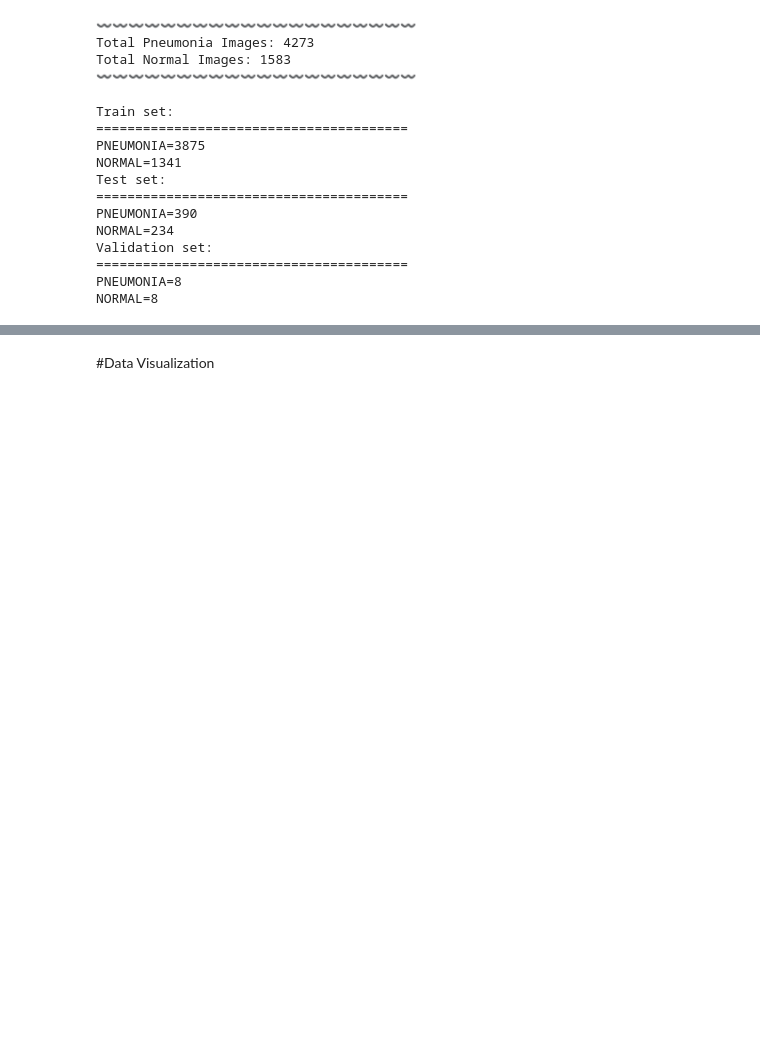
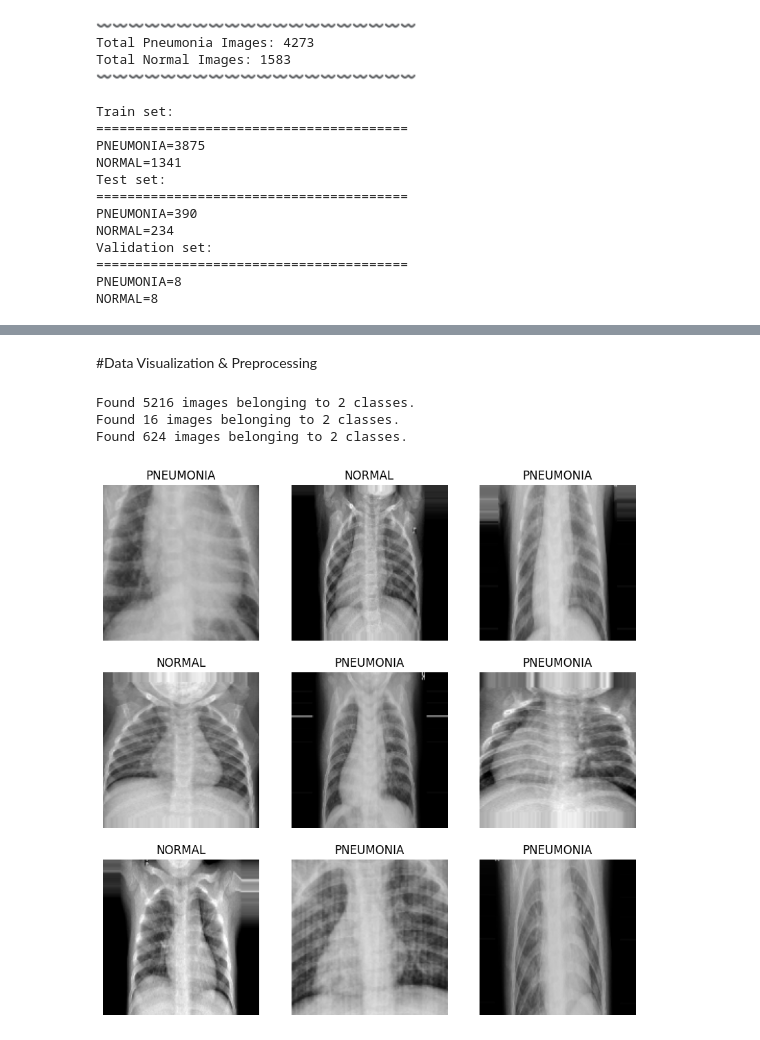
Before and after one commit to Bappy60/ML_Assignment, a Jupyter notebook: Final Lab Problem 1/X_ray_image_classification_with_CNN_from_scratch.ipynb, the cells around one changed output, grey strips where cells are left out. Drawn from its saved outputs; the diff is of its cells as text; code cells hidden in the pictures; blank space fills up the shorter version.

Commit message:
Data visualization and preprocessing done

```diff
--- a/Final Lab Problem 1/X_ray_image_classification_with_CNN_from_scratch.ipynb
+++ b/Final Lab Problem 1/X_ray_image_classification_with_CNN_from_scratch.ipynb
@@ -144,4 +142,61 @@ iplot(fig)
 # %% [output]
 [interactive output not drawn]
 # %% [markdown]
-#Data Visualization
+#Data Visualization & Preprocessing
+# %%
+# Initialize the ImageDataGenerator for training data with data augmentation
+train_datagen = ImageDataGenerator(
+    rescale=1./255,
+    horizontal_flip=True,
+    vertical_flip=False,
+    rotation_range=0.3,
+    zoom_range=0.4
+)
+
+# Initialize the ImageDataGenerator for validation and test data (without data augmentation)
+val_test_datagen = ImageDataGenerator(rescale=1./255)
+
+# Load images from the train directory
+train_generator = train_datagen.flow_from_directory(
+    'train',
+    target_size=(150, 150),  # adjust to the input size of your model
+    batch_size=32,  # adjust based on your requirements
+    class_mode='binary'  # or 'categorical' for multi-class problems
+)
+
+# Load images from the validation directory
+val_generator = val_test_datagen.flow_from_directory(
+    'val',
+    target_size=(150, 150),
+    batch_size=32,
+    class_mode='binary'
+)
+
+# Load images from the test directory
+test_generator = val_test_datagen.flow_from_directory(
+    'test',
+    target_size=(150, 150),
+    batch_size=32,
+    class_mode='binary'
+)
+# %% [output]
+Found 5216 images belonging to 2 classes.
+Found 16 images belonging to 2 classes.
+Found 624 images belonging to 2 classes.
+# %%
+# Get a batch of images and labels
+images, labels = next(train_generator)
+
+# Get class labels
+class_labels = list(train_generator.class_indices.keys())
+
+# Plot the images with their labels
+plt.figure(figsize=(10, 10))
+for i in range(9):
+    plt.subplot(3, 3, i + 1)
+    plt.imshow(images[i])
+    plt.title(class_labels[int(labels[i])])  # map numeric labels to class names
+    plt.axis('off')
+plt.show()
+# %% [output]
+[figure, added]
```
Also changed, not shown: parts of 1 cell of this notebook.
